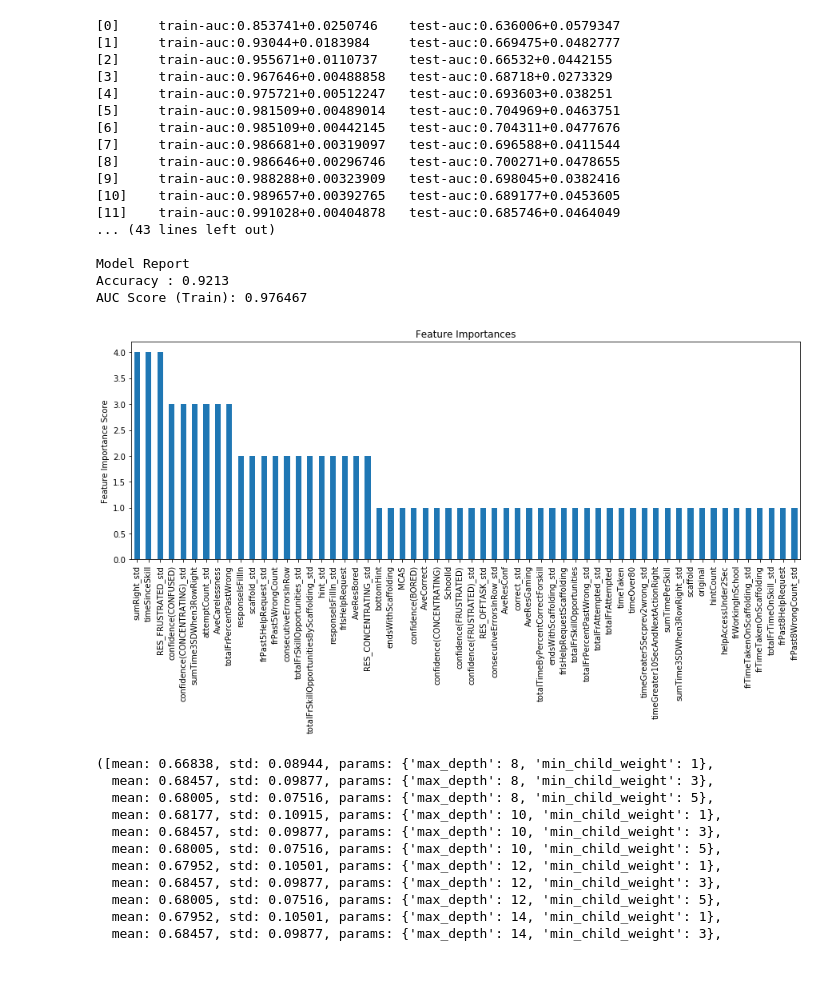
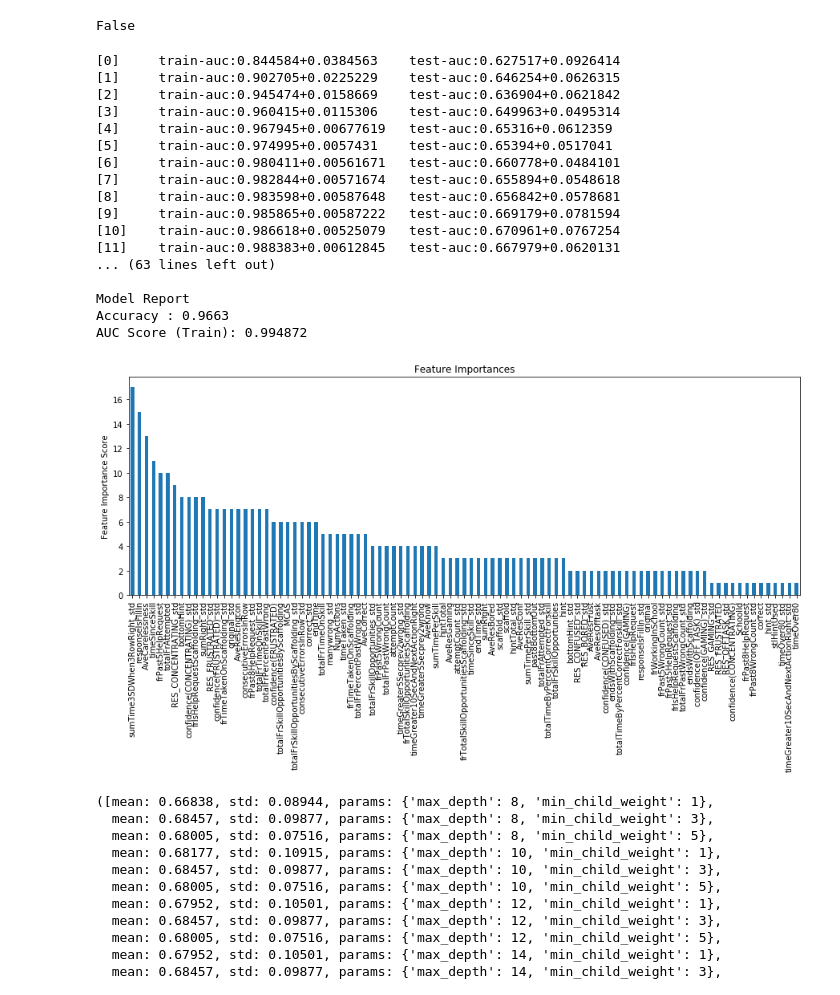
Before and after one commit to darioAnongba/ASSIStments-Competition, a Jupyter notebook: xgboost.ipynb, the cells around one changed output. Cells and saved outputs as stored; diff of their text form; code cells hidden in the pictures; blank space fills up the shorter version.

```diff
--- a/xgboost.ipynb
+++ b/xgboost.ipynb
@@ -55,4 +55,8 @@ train.head()
 5 rows × 130 columns
+# %%
+train.isnull().any().any()
+# %% [output]
+False
 # %%
 def modelfit(alg, dtrain, predictors, useTrainCV=True, cv_folds=7, early_stopping_rounds=50):
 
@@ -81,38 +85,38 @@ def modelfit(alg, dtrain, predictors, useTrainCV=True, cv_folds=7, early_stoppin
 # %%
 predictors = [x for x in train.columns if x not in columns_not_keep]
 
 xgb1 = XGBClassifier(
- learning_rate =0.005,
+ learning_rate =0.001,
  n_estimators=1000,
  max_depth=5,
  min_child_weight=1,
  gamma=0,
  subsample=0.8,
  colsample_bytree=0.8,
  objective= 'binary:logistic',
  nthread=4,
  scale_pos_weight=1,
  seed=27)
 modelfit(xgb1, train, predictors)
 # %% [output]
-[0]     train-auc:0.853741+0.0250746    test-auc:0.636006+0.0579347
-[1]     train-auc:0.93044+0.0183984     test-auc:0.669475+0.0482777
-[2]     train-auc:0.955671+0.0110737    test-auc:0.66532+0.0442155
-[3]     train-auc:0.967646+0.00488858   test-auc:0.68718+0.0273329
-[4]     train-auc:0.975721+0.00512247   test-auc:0.693603+0.038251
-[5]     train-auc:0.981509+0.00489014   test-auc:0.704969+0.0463751
-[6]     train-auc:0.985109+0.00442145   test-auc:0.704311+0.0477676
-[7]     train-auc:0.986681+0.00319097   test-auc:0.696588+0.0411544
-[8]     train-auc:0.986646+0.00296746   test-auc:0.700271+0.0478655
-[9]     train-auc:0.988288+0.00323909   test-auc:0.698045+0.0382416
-[10]    train-auc:0.989657+0.00392765   test-auc:0.689177+0.0453605
-[11]    train-auc:0.991028+0.00404878   test-auc:0.685746+0.0464049
-... (43 lines left out)
+[0]     train-auc:0.844584+0.0384563    test-auc:0.627517+0.0926414
+[1]     train-auc:0.902705+0.0225229    test-auc:0.646254+0.0626315
+[2]     train-auc:0.945474+0.0158669    test-auc:0.636904+0.0621842
+[3]     train-auc:0.960415+0.0115306    test-auc:0.649963+0.0495314
+[4]     train-auc:0.967945+0.00677619   test-auc:0.65316+0.0612359
+[5]     train-auc:0.974995+0.0057431    test-auc:0.65394+0.0517041
+[6]     train-auc:0.980411+0.00561671   test-auc:0.660778+0.0484101
+[7]     train-auc:0.982844+0.00571674   test-auc:0.655894+0.0548618
+[8]     train-auc:0.983598+0.00587648   test-auc:0.656842+0.0578681
+[9]     train-auc:0.985865+0.00587222   test-auc:0.669179+0.0781594
+[10]    train-auc:0.986618+0.00525079   test-auc:0.670961+0.0767254
+[11]    train-auc:0.988383+0.00612845   test-auc:0.667979+0.0620131
+... (63 lines left out)
 
 Model Report
-Accuracy : 0.9213
-AUC Score (Train): 0.976467
+Accuracy : 0.9663
+AUC Score (Train): 0.994872
-[figure, old version]
+[figure, new version]
 # %%
 param_test1 = {
  'max_depth': list(range(8,15,2)),
```
Also changed, not shown: parts of 3 cells of this notebook, 7 other files.
